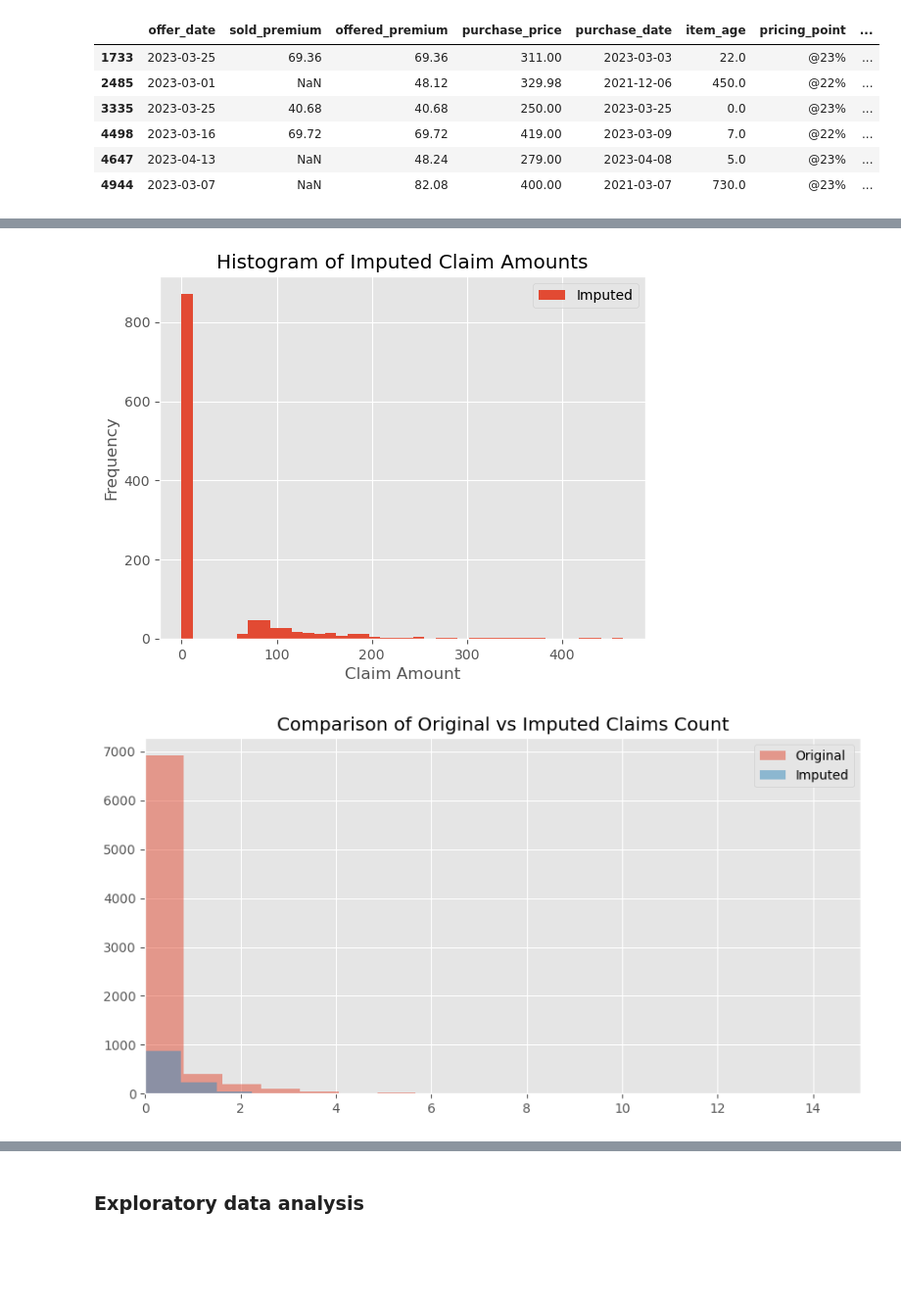
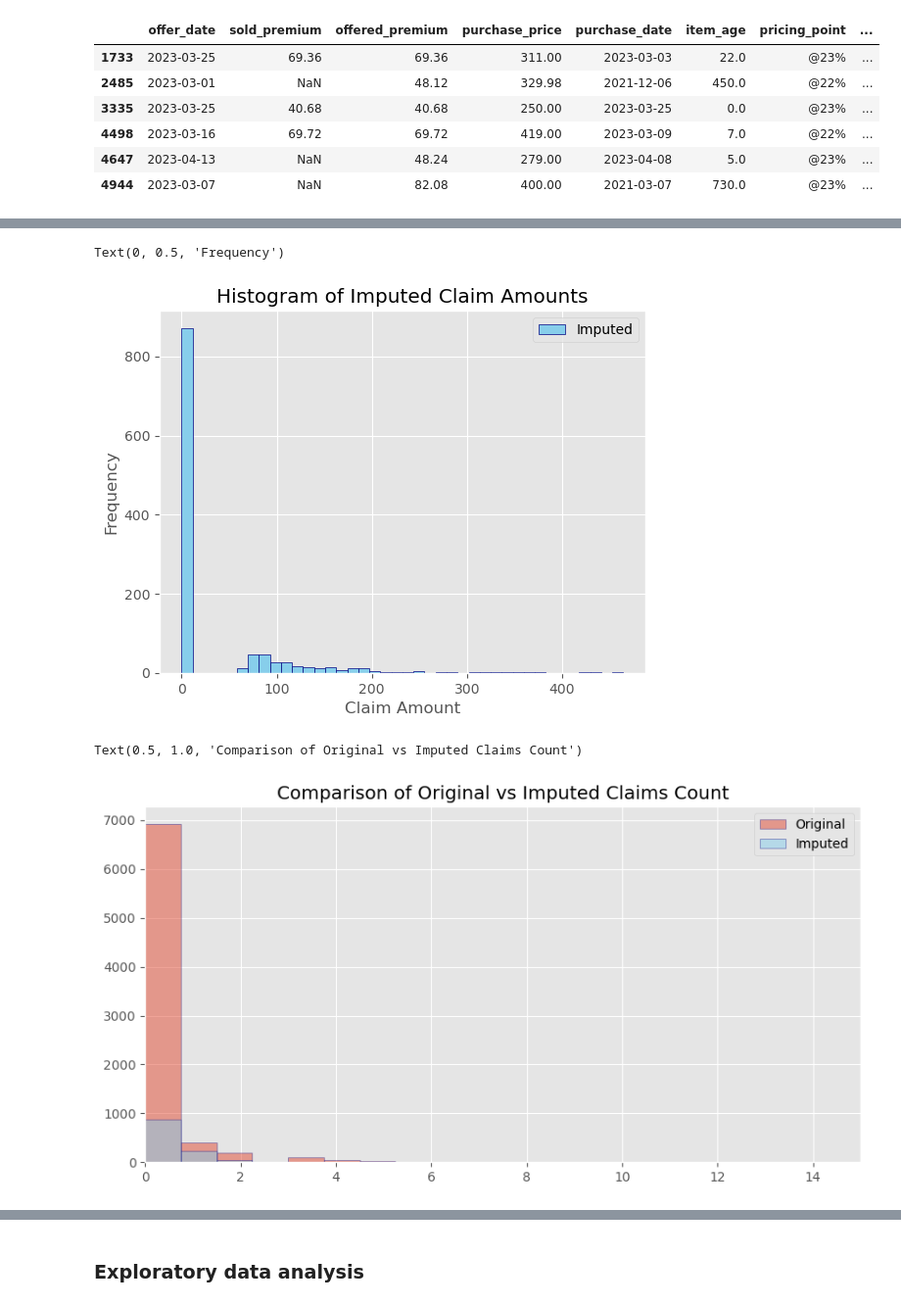
Before and after one commit to matin-zarei/DG-assessment, a Jupyter notebook: Main.ipynb, the cells around one changed output, grey strips where cells are left out. Shown at 98% size. Cells and saved outputs as stored; diff of their text form; code cells hidden in the pictures; blank space fills up the shorter version.

```diff
--- a/Main.ipynb
+++ b/Main.ipynb
@@ -115,10 +117,8 @@ df.describe()
 df['purchase_date'] = pd.to_datetime(df['purchase_date'], dayfirst=True)
 df['offer_date']     = pd.to_datetime(df['offer_date'], dayfirst=True)
 # %%
-# Update boolean columns format
-df['sale_flag'] = df['sale_flag'].astype(bool)
-df['plan_flag'] = df['plan_flag'].astype(bool)
-df['is_model']   = df['is_model'].map({'Yes': True, 'No': False}).astype(bool)
+# Update int columns format
+df['is_model']= df['is_model'].map({'Yes': 1, 'No': 0}).astype(int)
 # %%
 #update categorical columns format
 df['manufacturer_brandname_enc'] = df['manufacturer_brandname_enc'].astype('category')
@@ -367,24 +366,26 @@ claims_count
 24     1
 Name: count, dtype: Int64
 # %%
-df[df['missing_claims_flag'] == 1]['claim_amount'].hist(bins=40, label='Imputed')
+# Visualize the distribution of imputed claim amounts
+df[df['missing_claims_flag'] == 1]['claim_amount'].hist(bins=40, label='Imputed',color='skyblue', edgecolor='navy')
 
 plt.legend()
 plt.title('Histogram of Imputed Claim Amounts')
 plt.xlabel('Claim Amount')
 plt.ylabel('Frequency')
-plt.show()
 # %% [output]
+Text(0, 0.5, 'Frequency')
-[figure, old version]
+[figure, new version]
 # %%
+# Compare the distribution of original vs imputed claims count
 plt.figure(figsize=(10,5))
-df[df['missing_claims_flag'] == 0]['claims_count'].hist(bins=37, alpha=0.5, label='Original')
-df[df['missing_claims_flag'] == 1]['claims_count'].hist(bins=4, alpha=0.5, label='Imputed')
+df[df['missing_claims_flag'] == 0]['claims_count'].hist(bins=40, alpha=0.5, label='Original', edgecolor='navy')
+df[df['missing_claims_flag'] == 1]['claims_count'].hist(bins=4, alpha=0.5,color='skyblue', label='Imputed',edgecolor='navy')
 
 plt.xlim(0, 15)
 plt.legend()
 plt.title('Comparison of Original vs Imputed Claims Count')
-plt.show()
 # %% [output]
+Text(0.5, 1.0, 'Comparison of Original vs Imputed Claims Count')
-[figure, old version]
+[figure, new version]
 # %%
```
Also changed, not shown: parts of 32 cells of this notebook.
